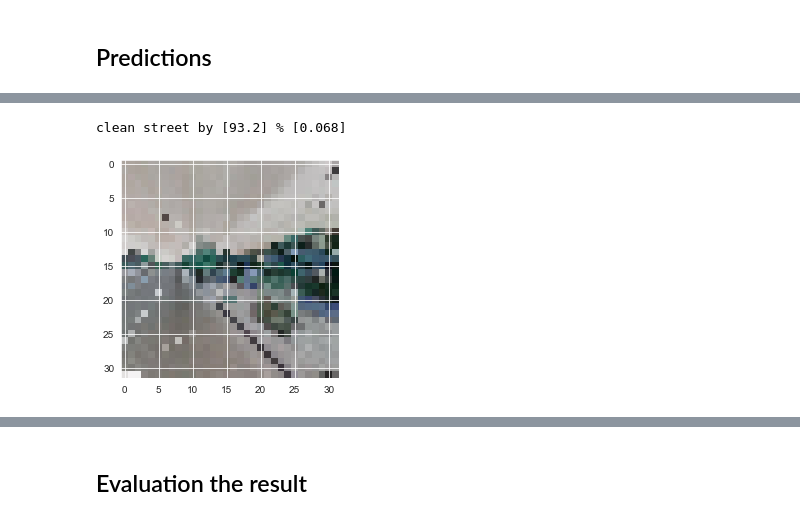
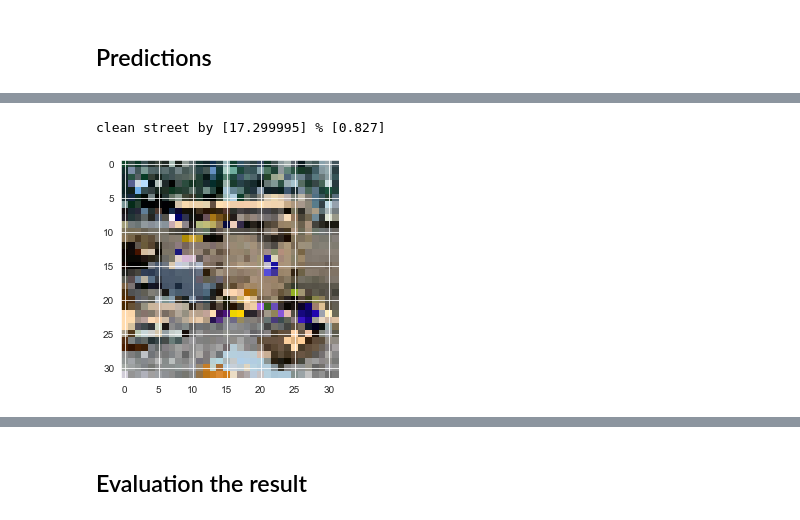
Before and after one commit to naomiehl/ComputerVision_CleanDirty, a Jupyter notebook: Classification.ipynb, the cells around one changed output, grey strips where cells are left out. Cells and saved outputs as stored; diff of their text form; code cells hidden in the pictures.

```diff
--- a/Classification.ipynb
+++ b/Classification.ipynb
@@ -102,15 +102,12 @@ y_test = np.asarray(test_df['label']).astype('float32').reshape((-1,1))
 train = []
 for i in range(len(train_df)):
     train.append(train_df['images'][i])
-train = np.array(train)
+x_train = np.array(train)
 
 test = []
 for index, row in test_df.iterrows():
     test.append(row['images'])
-test_ = np.array(test)
+x_test = np.array(test)
-# %%
-x_train = train
-x_test = test_
 # %%
 print("Shape of training data", x_train.shape)
 print("\nShape of test data", x_test.shape)
@@ -214,6 +205,6 @@ Epoch 9/10
 # %% [markdown]
 ## Predictions
 # %%
-predictions = model.predict(x_test)
-print(predictions)
+y_pred = model.predict(x_test)
+print(y_pred)
 # %% [output]
@@ -227,7 +225,7 @@ print(predictions)
 # %%
-plt.imshow(x_test[0])
-pred = np.round(predictions[0],decimals=3)
+plt.imshow(x_test[1100])
+pred = np.round(predictions[61],decimals=3)
 print('clean street by', np.abs(100 - 100*pred),'%',pred)
 # %% [output]
-clean street by [93.2] % [0.068]
+clean street by [17.299995] % [0.827]
-[figure, old version]
+[figure, new version]
```
Also changed, not shown: parts of 10 cells of this notebook.
